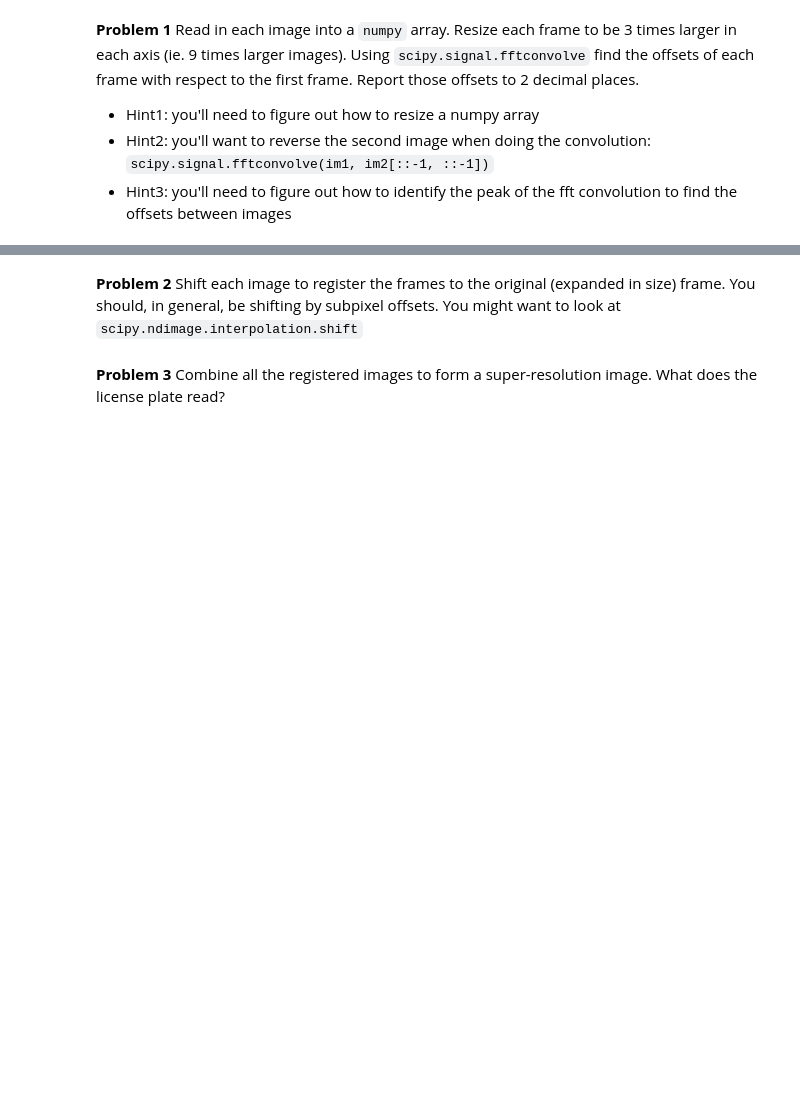
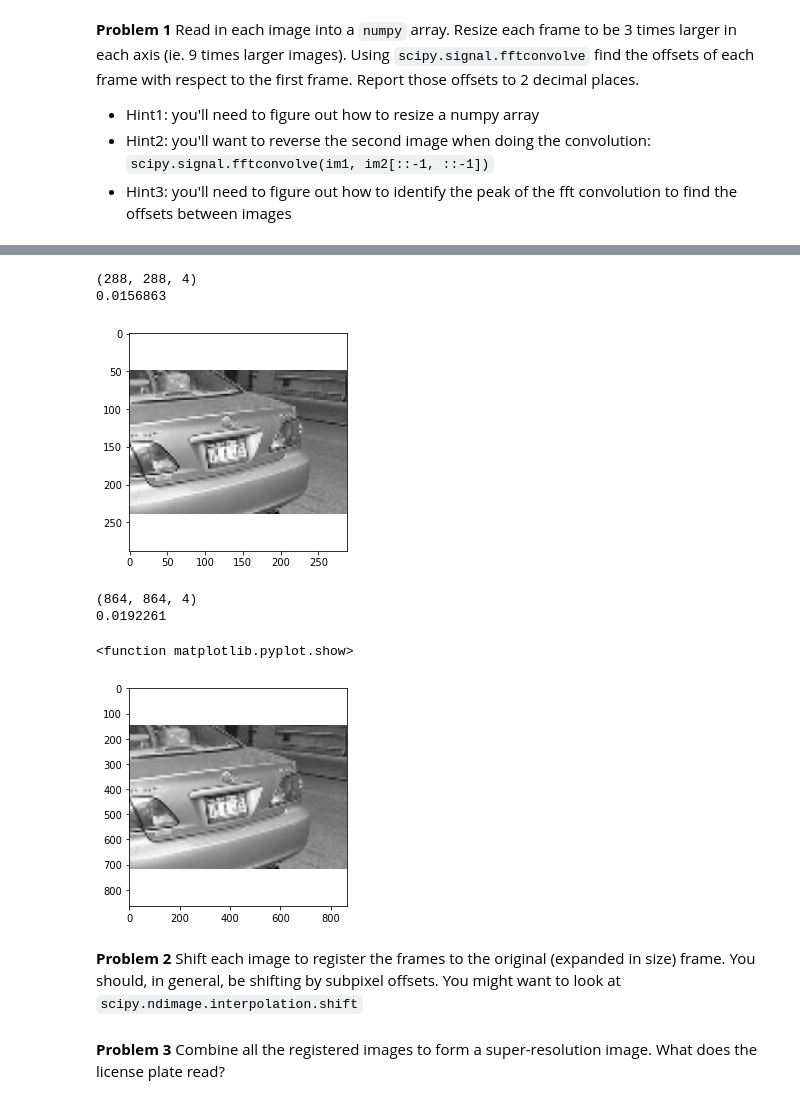
Before and after one commit to thomascarey/carey-ay250-homework, a Jupyter notebook: hw_1/hw_1_assignment.ipynb, the cells around one changed output, grey strips where cells are left out. Saved outputs shown, nothing was run; the diff lists cells and outputs as text; code cells hidden in the pictures; blank space fills up the shorter version.

```diff
--- a/hw_1/hw_1_assignment.ipynb
+++ b/hw_1/hw_1_assignment.ipynb
@@ -91,3 +84,28 @@ FileNotFoundError: [Errno 2] No such file or directory: 'data/im2-0.png'
+# %%
+import numpy as np
+import matplotlib.pylab as plt
+from scipy import ndimage
+%matplotlib inline
+
+im = plt.imread('data/im2-0.png')
+print(im.shape)
+
+plt.imshow(im, cmap=plt.cm.gray)
+plt.show()
+
+imresized = ndimage.zoom(im,(3,3,1),order=1)
+print(imresized.shape)
+
+plt.imshow(imresized)
+plt.show
+# %% [output]
+(288, 288, 4)
+0.0156863
+[figure, added]
+(864, 864, 4)
+0.0192261
+<function matplotlib.pyplot.show>
+[figure, added]
 # %% [markdown]
 **Problem 2** Shift each image to register the frames to the original (expanded in size) frame. You should, in general, be shifting by subpixel offsets. You might want to look at `scipy.ndimage.interpolation.shift`
 # %% [markdown]
```
Also changed, not shown: parts of 1 cell of this notebook.
